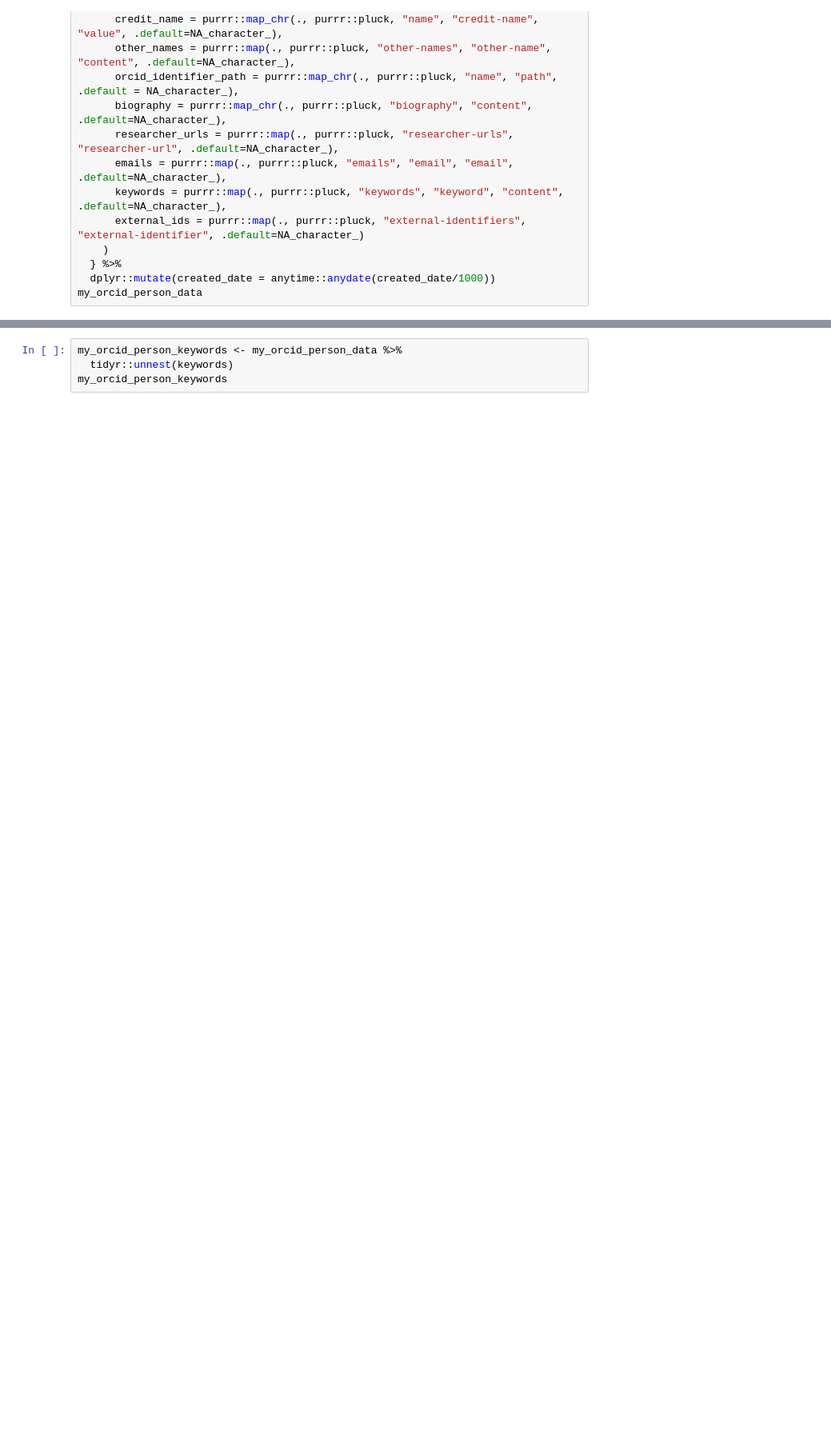
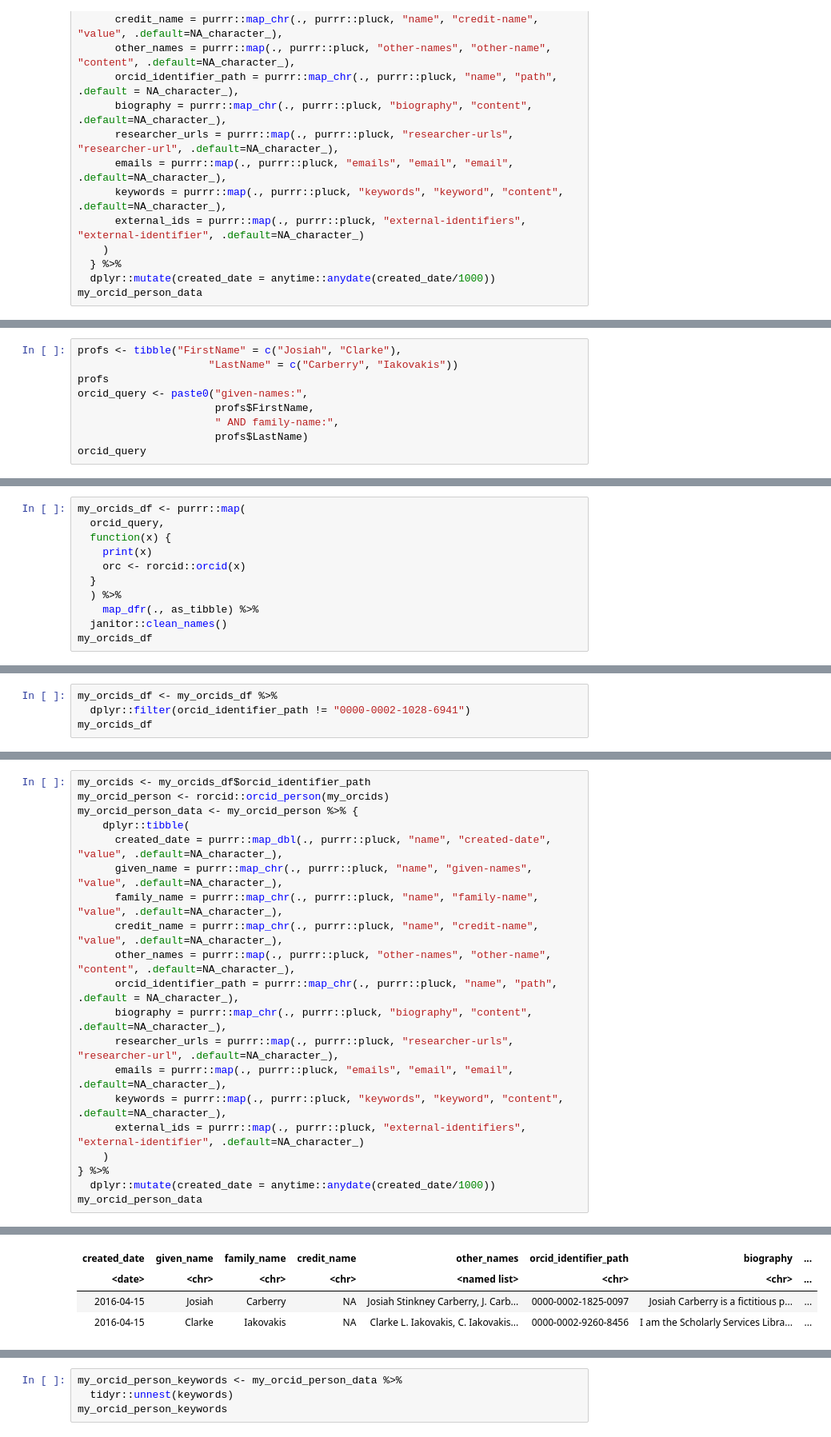
Before and after one commit to ciakovx/ciakovx.github.io, a Jupyter notebook: rorcid.ipynb, the cells around one changed output, grey strips where cells are left out. Shown: that part at 80% size. Saved outputs shown, nothing was run; the diff lists cells and outputs as text; blank space fills up the shorter version.

Commit message:
update rorcid files

```diff
--- a/rorcid.ipynb
+++ b/rorcid.ipynb
@@ -571,0 +582,9 @@ my_orcid_person_data
+# %%
+profs <- tibble("FirstName" = c("Josiah", "Clarke"),
+                     "LastName" = c("Carberry", "Iakovakis"))
+profs
+orcid_query <- paste0("given-names:",
+                      profs$FirstName,
+                      " AND family-name:",
+                      profs$LastName)
+orcid_query
@@ -571,0 +601,11 @@ my_orcid_person_data
+# %%
+my_orcids_df <- purrr::map(
+  orcid_query,
+  function(x) {
+    print(x)
+    orc <- rorcid::orcid(x)
+  }
+  ) %>%
+    map_dfr(., as_tibble) %>%
+  janitor::clean_names()
+my_orcids_df
@@ -571,0 +623,4 @@ my_orcid_person_data
+# %%
+my_orcids_df <- my_orcids_df %>%
+  dplyr::filter(orcid_identifier_path != "0000-0002-1028-6941")
+my_orcids_df
@@ -571,0 +635,21 @@ my_orcid_person_data
+# %%
+my_orcids <- my_orcids_df$orcid_identifier_path
+my_orcid_person <- rorcid::orcid_person(my_orcids)
+my_orcid_person_data <- my_orcid_person %>% {
+    dplyr::tibble(
+      created_date = purrr::map_dbl(., purrr::pluck, "name", "created-date", "value", .default=NA_character_),
+      given_name = purrr::map_chr(., purrr::pluck, "name", "given-names", "value", .default=NA_character_),
+      family_name = purrr::map_chr(., purrr::pluck, "name", "family-name", "value", .default=NA_character_),
+      credit_name = purrr::map_chr(., purrr::pluck, "name", "credit-name", "value", .default=NA_character_),
+      other_names = purrr::map(., purrr::pluck, "other-names", "other-name", "content", .default=NA_character_),
+      orcid_identifier_path = purrr::map_chr(., purrr::pluck, "name", "path", .default = NA_character_),
+      biography = purrr::map_chr(., purrr::pluck, "biography", "content", .default=NA_character_),
+      researcher_urls = purrr::map(., purrr::pluck, "researcher-urls", "researcher-url", .default=NA_character_),
+      emails = purrr::map(., purrr::pluck, "emails", "email", "email", .default=NA_character_),
+      keywords = purrr::map(., purrr::pluck, "keywords", "keyword", "content", .default=NA_character_),
+      external_ids = purrr::map(., purrr::pluck, "external-identifiers", "external-identifier", .default=NA_character_)
+    )
+} %>%
+  dplyr::mutate(created_date = anytime::anydate(created_date/1000))
+my_orcid_person_data
+# %% [output]
@@ -571,0 +657,4 @@ my_orcid_person_data
+| created_date | given_name | family_name | credit_name | other_names | orcid_identifier_path | biography | ... |
+| <date> | <chr> | <chr> | <chr> | <named list> | <chr> | <chr> | ... |
+| 2016-04-15 | Josiah | Carberry | NA | Josiah Stinkney Carberry, J. Carb... | 0000-0002-1825-0097 | Josiah Carberry is a fictitious p... | ... |
+| 2016-04-15 | Clarke | Iakovakis | NA | Clarke L. Iakovakis, C. Iakovakis... | 0000-0002-9260-8456 | I am the Scholarly Services Libra... | ... |
```
Also changed, not shown: parts of 17 cells of this notebook, 3 other files.
